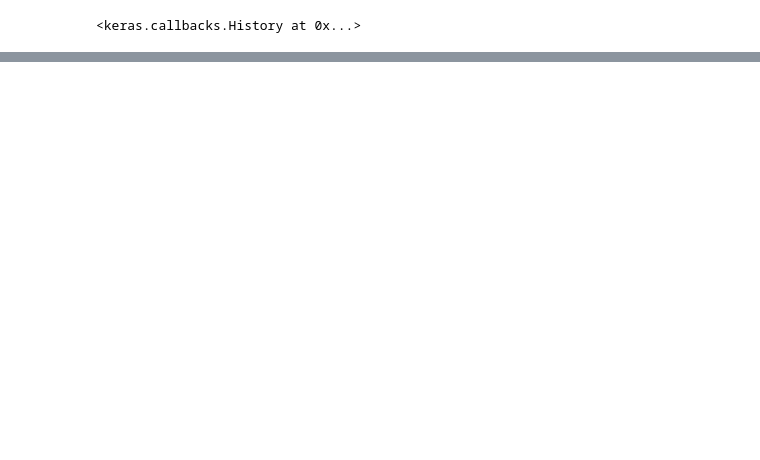
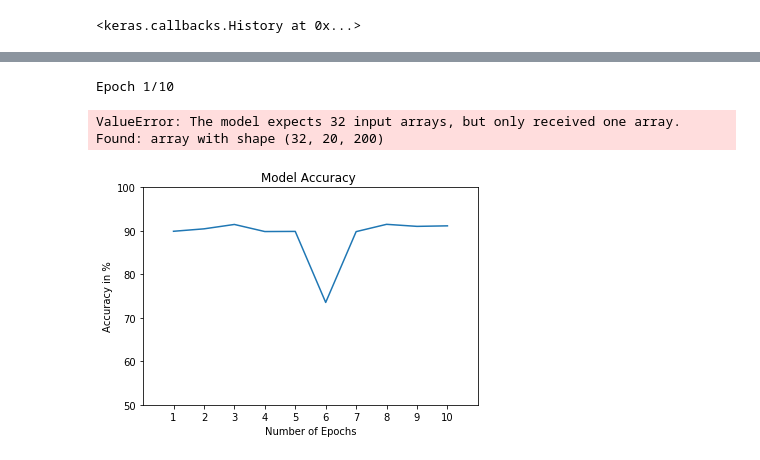
Before and after one commit to dominoanty/Debot, a Jupyter notebook: Keras.ipynb, the cells around one changed output, grey strips where cells are left out. Saved outputs shown, nothing was run; the diff lists cells and outputs as text; code cells hidden in the pictures; blank space fills up the shorter version.

```diff
--- a/Keras.ipynb
+++ b/Keras.ipynb
@@ -192,0 +250,30 @@ model.save('G:\\Programming\\major\\trained_model')
+# %%
+from keras.layers.merge import Concatenate
+from keras.layers import Reshape
+n_model = []
+for i in range(batch_size):
+    n_model.append(Sequential())
+    n_model[i].add(Conv1D(num_filters,
+                     conv_kernel_width,
+                     padding='same',
+                     activation='relu',
+                     strides=1,
+                     input_shape=(20,200,)))
+    n_model[i].add(MaxPooling1D(pool_size=20))
+
+dim1 = 1
+dim2 = 20 / num_pool
+dim3 = num_filters
+
+
+final_model = Sequential()
+final_model.add(Merge([m for m in n_model], mode='concat'))
+print(final_model.output_shape) # input_shape=[(20,200) for i in range(batch_size)]))#, input_shape=batch_size*num_filters)
+final_model.add(LSTM(lstm_output_size))
+final_model.add(Dropout(0.1))
+final_model.add(Dense(64, activation='relu'))
+final_model.add(Dense(2))
+final_model.add(Activation('softmax'))
+final_model.compile(loss='binary_crossentropy',
+              optimizer='adam',
+              metrics=['accuracy'])
@@ -192,0 +298,9 @@ model.save('G:\\Programming\\major\\trained_model')
+# %%
+final_model.fit_generator(generator = training_generator,
+                    steps_per_epoch = DM.train_tweets//batch_size,
+                    validation_data = validation_generator,
+                    validation_steps = DM.test_tweets//batch_size,
+                    epochs=10)
+# %% [output]
+Epoch 1/10
+ValueError: The model expects 32 input arrays, but only received one array. Found: array with shape (32, 20, 200)
@@ -192,0 +309,10 @@ model.save('G:\\Programming\\major\\trained_model')
+# %%
+plt.plot([i for i in range(1,11)], [89.9, 90.46, 91.47, 89.84, 89.87, 73.54, 89.82, 91.5, 91.03, 91.15])
+plt.xlabel("Number of Epochs")
+plt.ylabel("Accuracy in %")
+plt.title("Model Accuracy ")
+plt.axis([0,11,50,100])
+plt.xticks([i for i in range(1, 11)])
+plt.show()
+# %% [output]
+[figure, added]
```
Also changed, not shown: parts of 5 cells of this notebook.
